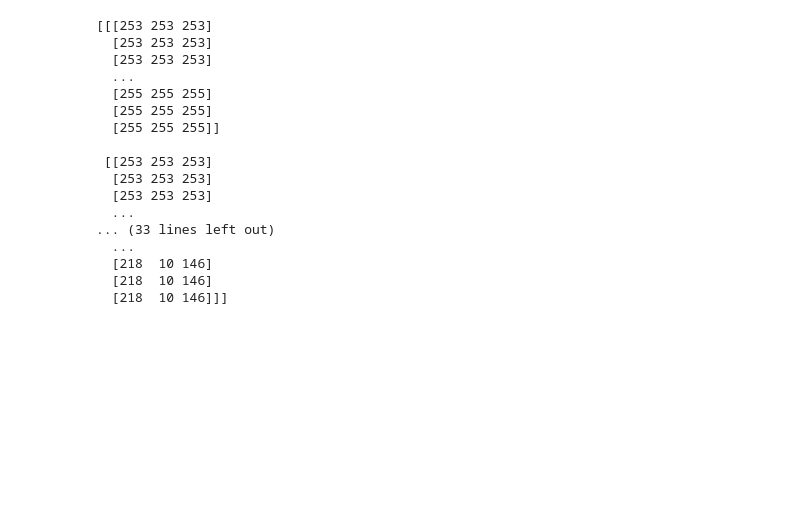
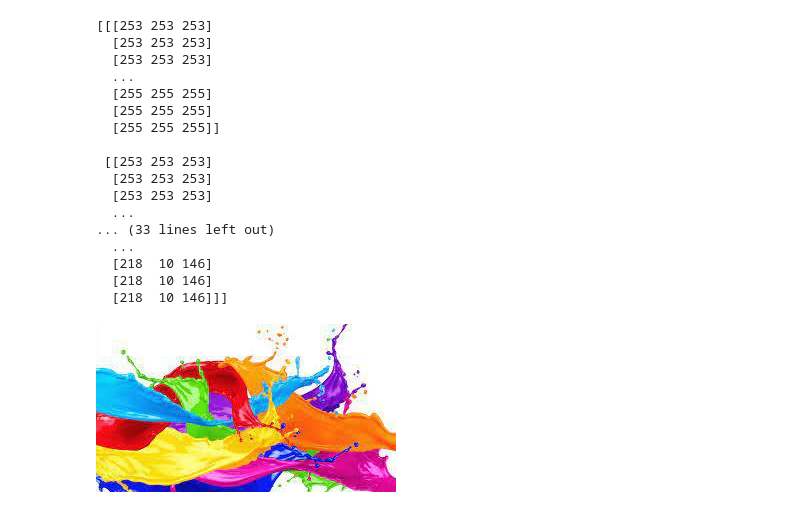
Before and after one commit to Jayaraja-SK/Temp, a Jupyter notebook: Image_Encryption_AES.ipynb, the cells around one changed output. Drawn from its saved outputs; the diff is of its cells as text; code cells hidden in the pictures; blank space fills up the shorter version.

```diff
--- a/Image_Encryption_AES.ipynb
+++ b/Image_Encryption_AES.ipynb
@@ -98,3 +97,8 @@ print(np_decrypted)
 decrypted_img=Image.fromarray(np_decrypted)
 
 decrypted_img.save('decrypted.jpg')
+# %%
+np_image=np.array(Image.open('decrypted.jpg')) # PIXELS ARE STORED IN A NP-ARRAY
+display.Image("decrypted.jpg")
+# %% [output]
+[figure, added]
```
Also changed, not shown: parts of 4 cells of this notebook.
